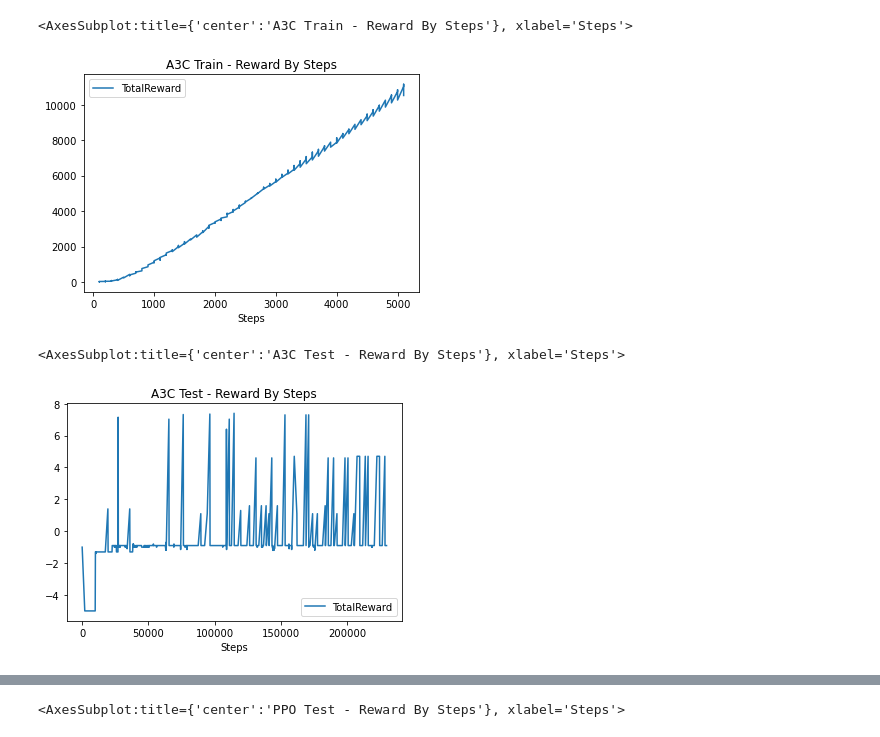
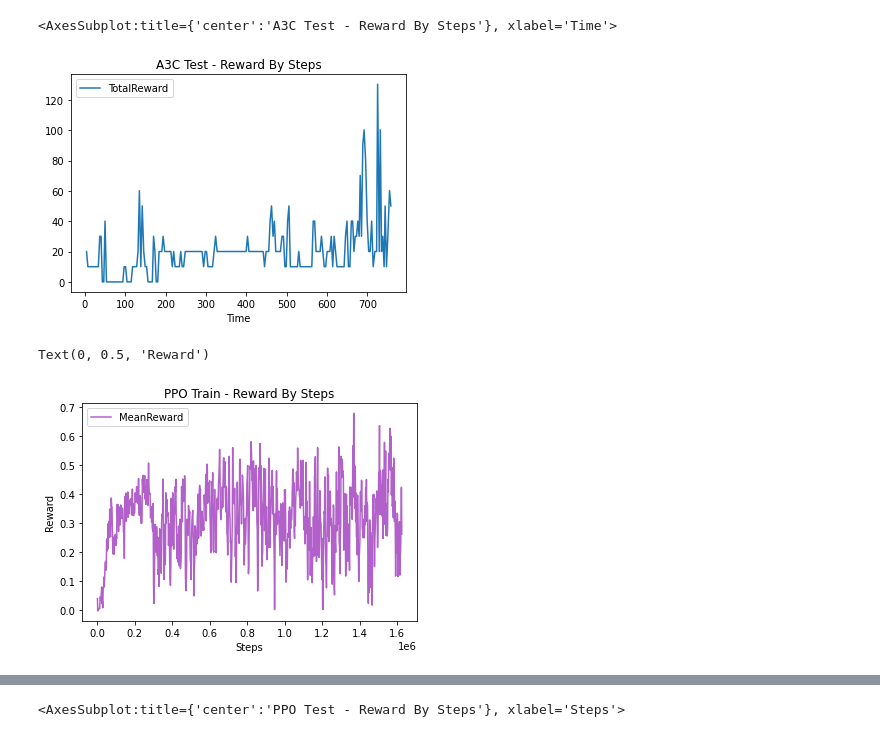
Before and after one commit to econnolly27/ReinforcementLearningNES, a Jupyter notebook: testing/graphs.ipynb, the cells around one changed output, grey strips where cells are left out. Drawn from its saved outputs; the diff is of its cells as text; code cells hidden in the pictures.

Commit message:
moving on to other games

```diff
--- a/testing/graphs.ipynb
+++ b/testing/graphs.ipynb
@@ -1,10 +1,23 @@
 # %%
 import pandas as pd
-import matplotlib as plt
+import matplotlib.pyplot as plt
+a3c_test_file='pacman_a3c_test20210321-133837.csv'
+a3c_train_file='pacman_a3c_train20210321-133837.csv'
+ppo_test_file='PPO_train20210311-101629.csv'
+ppo_train_file='PPO_test20210311-101629.csv'
 
-a3c_test = pd.read_csv('a3c_test20210314-134018.csv')
+
+a3c_test = pd.read_csv(a3c_test_file)
 #a3c_test
-a3c_train = pd.read_csv('a3c_train20210314-134018.csv')
+a3c_train = pd.read_csv(a3c_train_file)
 
-ppo_train = pd.read_csv('PPO_train20210311-101629.csv')
-ppo_test = pd.read_csv('PPO_test20210311-101629.csv')
+ppo_train = pd.read_csv(ppo_test_file)
+ppo_test = pd.read_csv(ppo_train_file)
+
+#get_game =
+
+a3c_train['AverageReward'] = a3c_train.groupby('Steps')['TotalReward'].transform('mean')
+
+a3c_train=a3c_train.sort_values(by=['Steps'])
+
+#a3c_train
@@ -11,11 +30,12 @@ ppo_test = pd.read_csv('PPO_test20210311-101629.csv')
 # %%
-a3c_train.plot(x='Steps',y='TotalReward',title="A3C Train - Reward By Steps")
+
+a3c_test.plot(x='Time',y='TotalReward',title="A3C Test - Reward By Steps")
 # %% [output]
-<AxesSubplot:title={'center':'A3C Train - Reward By Steps'}, xlabel='Steps'>
+<AxesSubplot:title={'center':'A3C Test - Reward By Steps'}, xlabel='Time'>
-[figure, old version]
+[figure, new version]
 # %%
-
-a3c_test.plot(x='Steps',y='TotalReward',title="A3C Test - Reward By Steps")
+ppo_train_graph = ppo_train.plot(x='Steps',y='MeanReward',title="PPO Train - Reward By Steps",color='#b161c9')
+ppo_train_graph.set_ylabel("Reward")
 # %% [output]
-<AxesSubplot:title={'center':'A3C Test - Reward By Steps'}, xlabel='Steps'>
+Text(0, 0.5, 'Reward')
-[figure, old version]
+[figure, new version]
```
Also changed, not shown: parts of 2 cells of this notebook, 18 other files.
